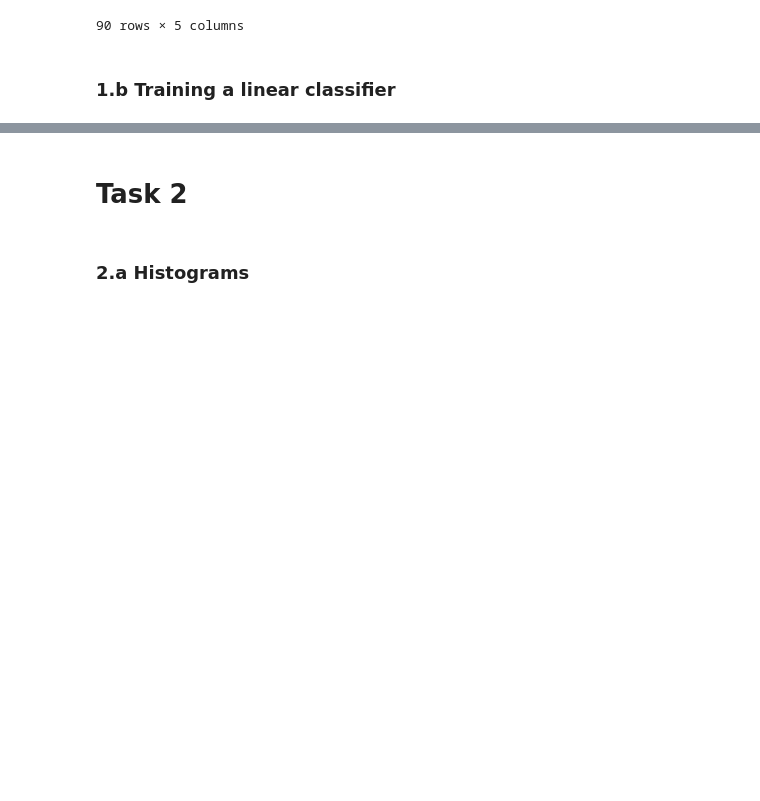
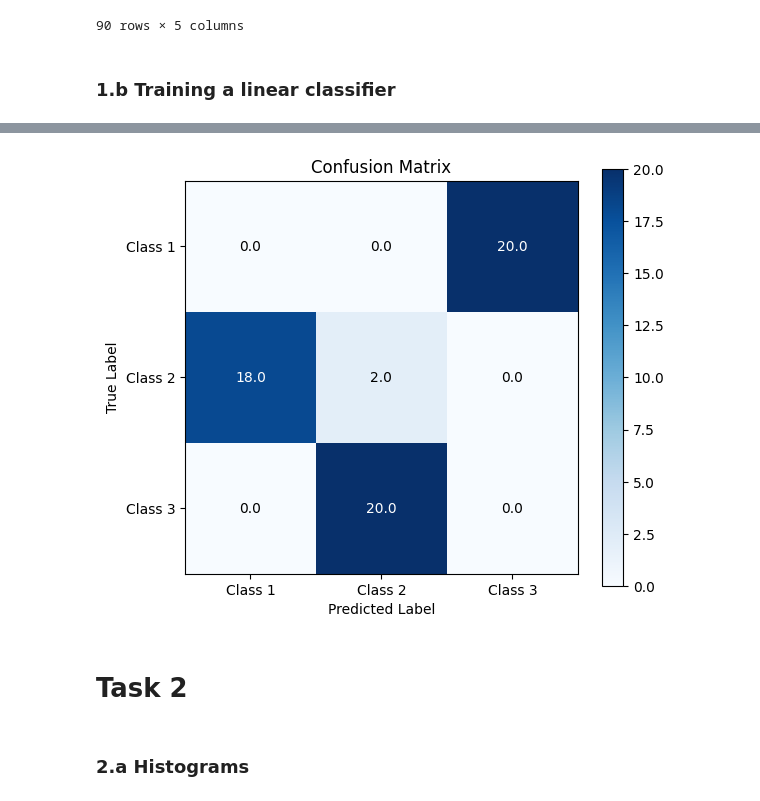
Before and after one commit to tuvats/TTT4275-Classification-project, a Jupyter notebook: Iris_task.ipynb, the cells around one changed output, grey strips where cells are left out. Saved outputs shown, nothing was run; the diff lists cells and outputs as text; code cells hidden in the pictures; blank space fills up the shorter version.

```diff
--- a/Iris_task.ipynb
+++ b/Iris_task.ipynb
@@ -88,3 +165,13 @@ predictions = predict(X_test, W_train)
+# %%
+from confusion_matrix import get_confusion_matrix, plot_cm
+# Confusion matrix for test data
+
+conf_matrix_test = get_confusion_matrix(y_test, predictions)
+class_names = ["Class 1", "Class 2", "Class 3"]
+
+plot_cm(conf_matrix_test, class_names)
+# %% [output]
+[figure, added]
 # %% [markdown]
 # Task 2
 # %% [markdown]
```
Also changed, not shown: parts of 6 cells of this notebook, 2 other files.
